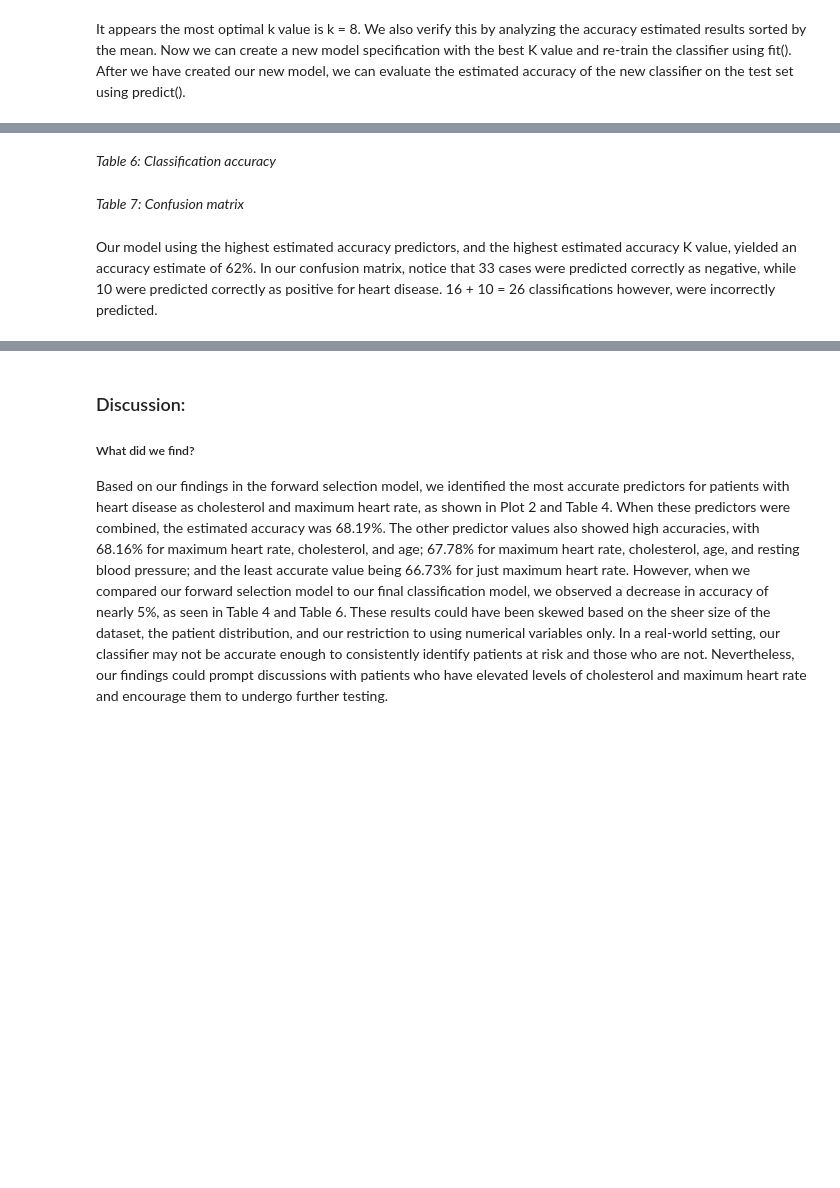
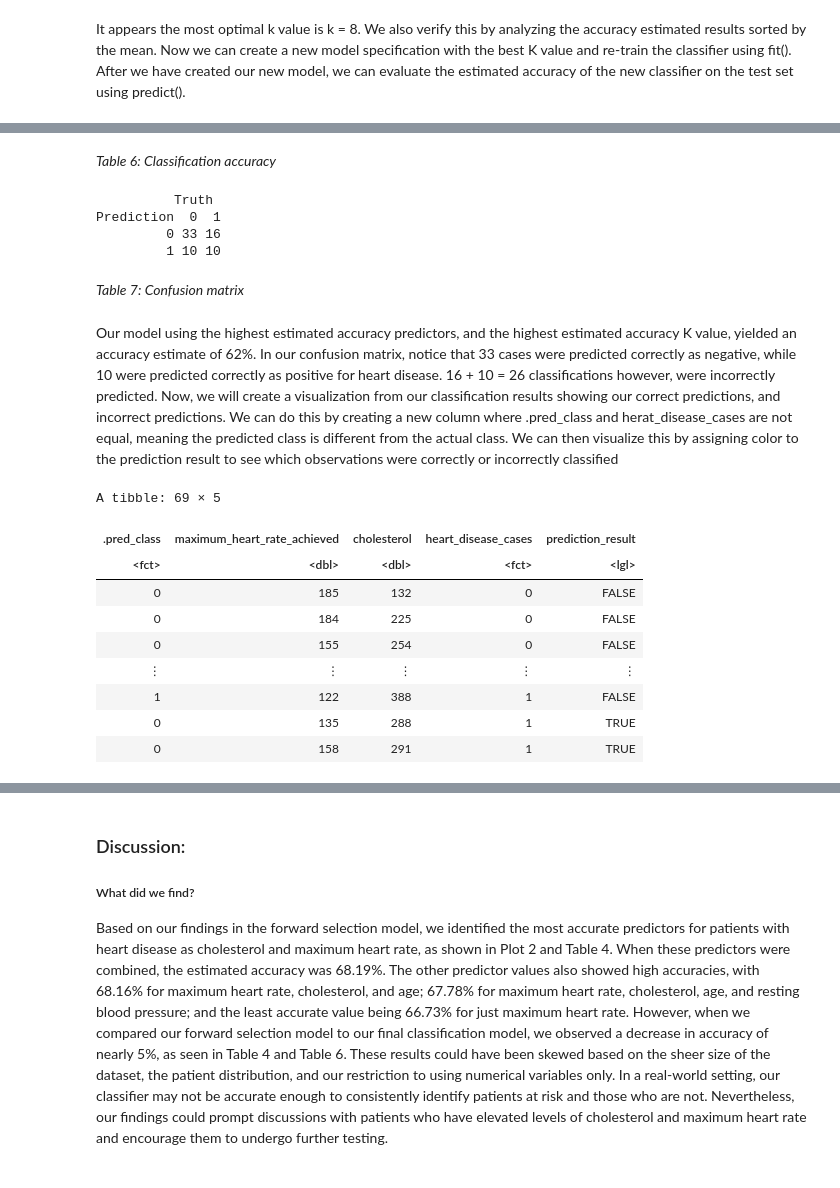
Before and after one commit to jaden-lai/DSCI-100-006-21, a Jupyter notebook: project_final.ipynb, the cells around one changed output, grey strips where cells are left out. Drawn from its saved outputs; the diff is of its cells as text; code cells hidden in the pictures; blank space fills up the shorter version.

```diff
--- a/project_final.ipynb
+++ b/project_final.ipynb
@@ -352,6 +341,32 @@ Prediction  0  1
-# %% [markdown]
-*Table 6: Classification accuracy*
+# %% [markdown]
+*Table 6: Classification accuracy*
+# %%
+hd_cm <- hd_predictions |>
+    conf_mat(truth = heart_disease_cases, estimate = .pred_class)
+
+hd_cm
+# %% [output]
+          Truth
+Prediction  0  1
+         0 33 16
+         1 10 10
 # %% [markdown]
 *Table 7: Confusion matrix*
 # %% [markdown]
-Our model using the highest estimated accuracy predictors, and the highest estimated accuracy K value, yielded an accuracy estimate of 62%. In our confusion matrix, notice that 33 cases were predicted correctly as negative, while 10 were predicted correctly as positive for heart disease. 16 + 10 = 26 classifications however, were incorrectly predicted.
+Our model using the highest estimated accuracy predictors, and the highest estimated accuracy K value, yielded an accuracy estimate of 62%. In our confusion matrix, notice that 33 cases were predicted correctly as negative, while 10 were predicted correctly as positive for heart disease. 16 + 10 = 26 classifications however, were incorrectly predicted. Now, we will create a visualization from our classification results showing our correct predictions, and incorrect predictions. We can do this by creating a new column where .pred_class and herat_disease_cases are not equal, meaning the predicted class is different from the actual class. We can then visualize this by assigning color to the prediction result to see which observations were correctly or incorrectly classified
+# %%
+incorrect_observations <- hd_predictions |>
+                    mutate(prediction_result = .pred_class != heart_disease_cases)
+
+incorrect_observations
+# %% [output]
+A tibble: 69 × 5
+| .pred_class | maximum_heart_rate_achieved | cholesterol | heart_disease_cases | prediction_result |
+| <fct> | <dbl> | <dbl> | <fct> | <lgl> |
+| 0 | 185 | 132 | 0 | FALSE |
+| 0 | 184 | 225 | 0 | FALSE |
+| 0 | 155 | 254 | 0 | FALSE |
+| ⋮ | ⋮ | ⋮ | ⋮ | ⋮ |
+| 1 | 122 | 388 | 1 | FALSE |
+| 0 | 135 | 288 | 1 | TRUE |
+| 0 | 158 | 291 | 1 | TRUE |
```
Also changed, not shown: parts of 8 cells of this notebook.
